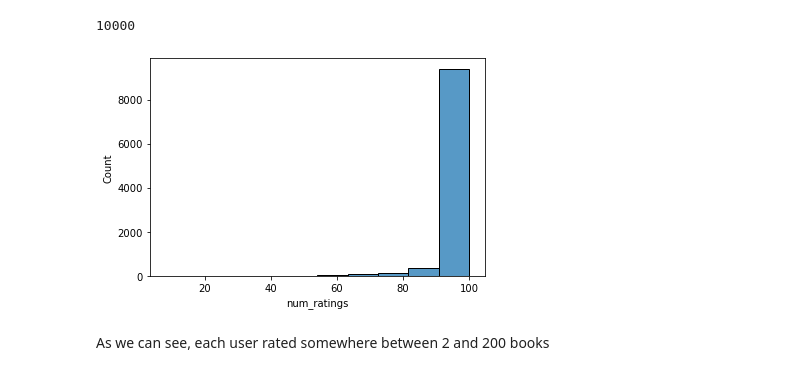
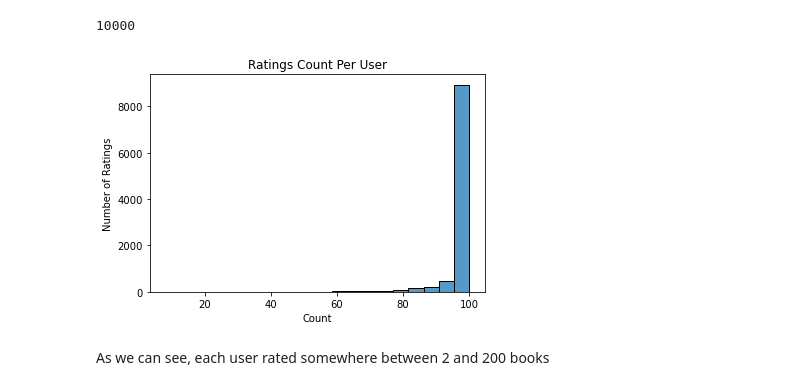
Before and after one commit to gcolson11/Capstone_Books, a Jupyter notebook: Notebooks/Data_Wrangling_and_EDA.ipynb, the cells around one changed output. Cells and saved outputs as stored; diff of their text form; code cells hidden in the pictures.

```diff
--- a/Notebooks/Data_Wrangling_and_EDA.ipynb
+++ b/Notebooks/Data_Wrangling_and_EDA.ipynb
@@ -130,10 +134,14 @@ len(temp_df2.loc[temp_df2['num_ratings'] == 100])
 len(temp_df2)
 # %% [output]
 10000
-# %%
-_ = sns.histplot(x='num_ratings', data=temp_df2, bins=10)
-# %% [output]
-[figure, removed]
+# %%
+# plot the distribution of # of ratings per user
+_ = sns.histplot(x='num_ratings', data=temp_df2, bins=20)
+_ = plt.title('Ratings Count Per User')
+_ = plt.xlabel('Count')
+_ = plt.ylabel('Number of Ratings')
+# %% [output]
+[figure, added]
 # %% [markdown]
 As we can see, each user rated somewhere between 2 and 200 books
 # %% [markdown]
```
Also changed, not shown: parts of 4 cells of this notebook.
